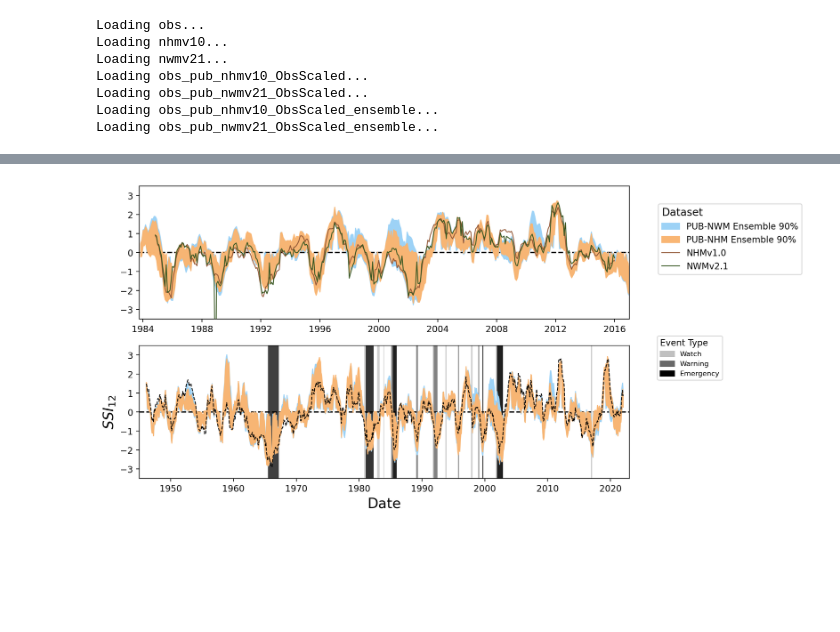
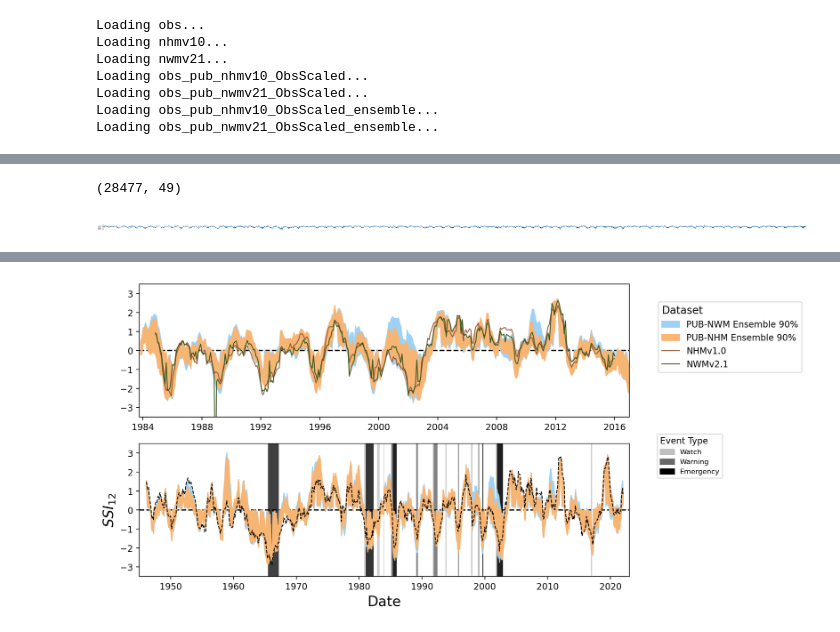
Before and after one commit to Pywr-DRB/DRB-Historic-Reconstruction, a Jupyter notebook: notebooks/DRB_historic_drought_analysis.ipynb, the cells around one changed output, grey strips where cells are left out. Saved outputs shown, nothing was run; the diff lists cells and outputs as text; code cells hidden in the pictures; blank space fills up the shorter version.

```diff
--- a/notebooks/DRB_historic_drought_analysis.ipynb
+++ b/notebooks/DRB_historic_drought_analysis.ipynb
@@ -126,3 +606,71 @@ Q['obs_pub_nhmv10_ObsScaled']
+# %%
+def plot_ensemble_timeseries_aesthetic(Q, models, node,
+                                       model_colors=model_colors, logscale=False,
+                                       fig_dir=fig_dir,
+                                       smoothing_window=1,
+                                       facecolor = 'dimgrey'):
+    fig, ax = plt.subplots(figsize=(56, 0.5))
+
+    # Customize the axis
+    ax.set_xticks([])  # Remove x-axis ticks
+    ax.set_yticks([])  # Remove y-axis ticks
+    ax.set_yticklabels([])
+    ax.set_xticklabels([])
+    ax.set_ylabel('')
+    ax.set_xlabel('')
+
+    for spine in ax.spines.values():  # Remove all spines
+        spine.set_visible(False)
+    # Set background to grey
+    ax.set_facecolor(facecolor)
+
+    for model in models:
+
+        if 'ensemble' in model:
+            realizations = list(Q[model].keys())
+            for i, real_i in enumerate(realizations):
+                Q_i = Q[model][real_i].loc[:, node]
+
+                if i == 0:
+                    ensemble_data = pd.DataFrame(Q_i, columns=[i],
+                                                index=Q_i.index)
+                else:
+                    ensemble_data[i] = Q_i
+
+            ensemble_data = ensemble_data.rolling(smoothing_window).mean()
+            ensemble_data = ensemble_data.iloc[smoothing_window-1:-smoothing_window+1]
+
+            ensemble_data = ensemble_data.dropna(axis=1)
+            print(ensemble_data.shape)
+
+            ax = plot_ensemble_percentile_cmap(ensemble_data, model, ax, 0.95, 0.05, alpha=1, zorder=1)
+            ax.set_xlim(ensemble_data.index[0], ensemble_data.index[-1])
+        else:
+            Q_mod = Q[model][node].rolling(smoothing_window).mean()
+            Q_mod= Q_mod.iloc[smoothing_window-1:-smoothing_window+1]
+            Q_mod = Q_mod.dropna(axis=1)
+            ax.plot(Q_mod.index, Q_mod, color=model_colors[model],
+                    lw=1.5, label=model_labels[model],
+                    zorder=2)
+            ax.set_xlim(Q_mod.index[0], Q_mod.index[-1])
+
+    # ax.set_ylim(0, ymax)
+    if logscale:
+        ax.set_yscale('log')
+
+    # fig.tight_layout()
+    # plt.savefig(f'{fig_dir}/superlong_ensemble_timeseries_{node}.svg', dpi = 500,  bbox_inches='tight', pad_inches=0)
+    fig_dpi = 750
+    plt.savefig(f'{fig_dir}/superlong_ensemble_timeseries_{node}_dpi{fig_dpi}_smooth{smoothing_window}.png',
+                dpi=fig_dpi, bbox_inches='tight', pad_inches=0)
+
+    return
+
+plot_ensemble_timeseries_aesthetic(Q, ['obs_pub_nwmv21_ObsScaled_ensemble'], 'delTrenton',
+                                   logscale=True, facecolor='w', smoothing_window=7)
+# %% [output]
+(28477, 49)
+[figure, added]
 # %%
 
 ## New figure: Plot flow for 1 year of interest compared to
```
Also changed, not shown: parts of 13 cells of this notebook, 17 other files.
